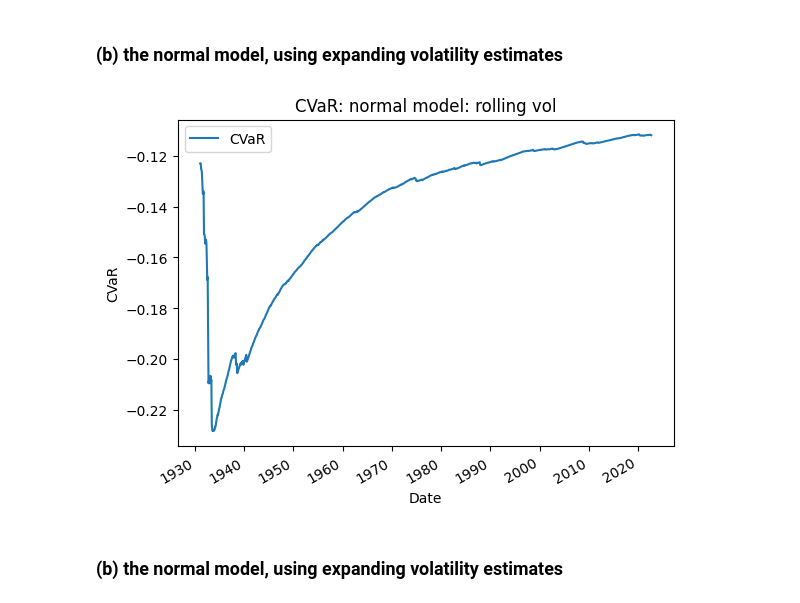
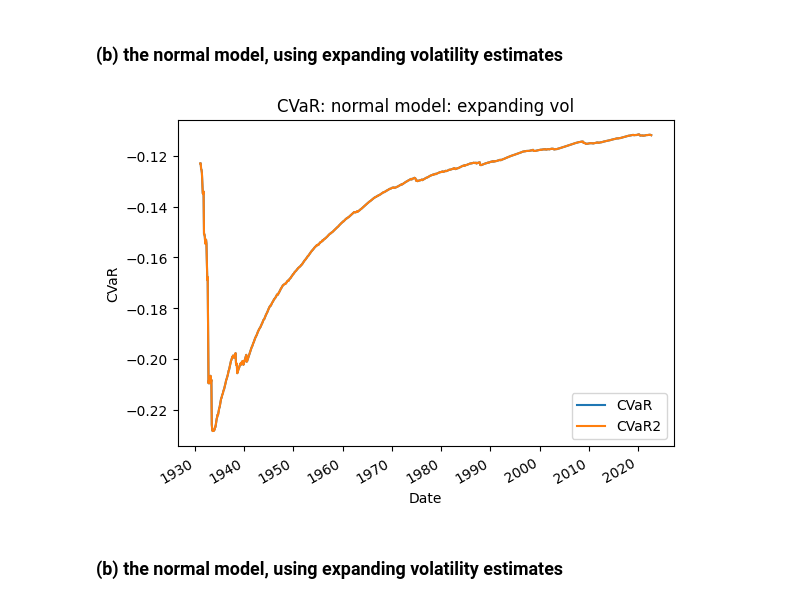
Before and after one commit to Zixin730/finm-portfolio-2022, a Jupyter notebook: homework/hw3.ipynb, the cells around one changed output. Saved outputs shown, nothing was run; the diff lists cells and outputs as text; code cells hidden in the pictures.

```diff
--- a/homework/hw3.ipynb
+++ b/homework/hw3.ipynb
@@ -150,21 +150,24 @@ plt.show()
 # %% [markdown]
 ### (b) the normal model, using expanding volatility estimates
 # %%
-VaR_ls = -1.65*expanding_vol
 CVaR_ls = []
+CVaR_ls2 = []
 for var in expanding_vol[60:]:
     cvar = stats.norm.expect(scale=var, ub=var*(-1.65))/0.05
+    cvar2 = - stats.norm.pdf(1.65)/0.05*var
     CVaR_ls.append(cvar)
-CVaR = pd.DataFrame(CVaR_ls, index=VaR_ls.index[60:], columns=["CVaR"])
+    CVaR_ls2.append(cvar2)
+CVaR = pd.DataFrame(CVaR_ls, index=expanding_vol.index[60:], columns=["CVaR"])
+CVaR["CVaR2"] = CVaR_ls2
 # %%
 CVaR.plot()
 
-plt.title('CVaR: normal model: rolling vol')
+plt.title('CVaR: normal model: expanding vol')
 plt.ylabel('CVaR')
 plt.xlabel('Date')
 plt.show()
 # %% [output]
-[figure, old version]
+[figure, new version]
 # %% [markdown]
 ### (b) the normal model, using expanding volatility estimates
 # %%
```
Also changed, not shown: 4 other files.
